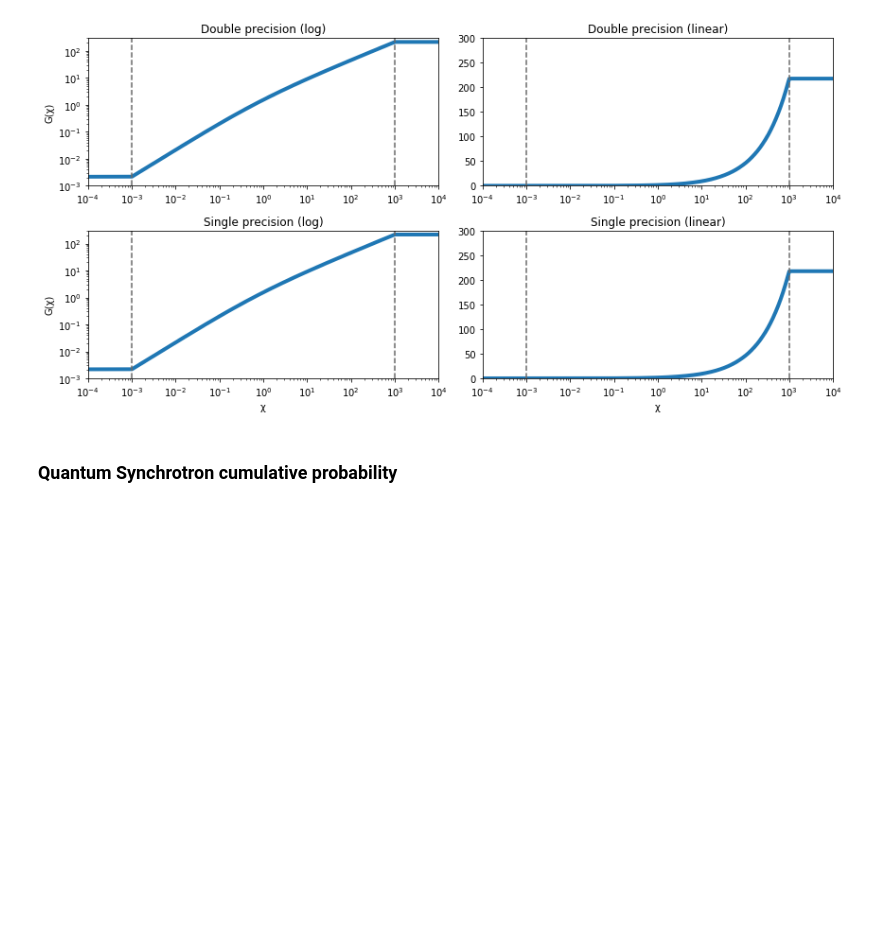
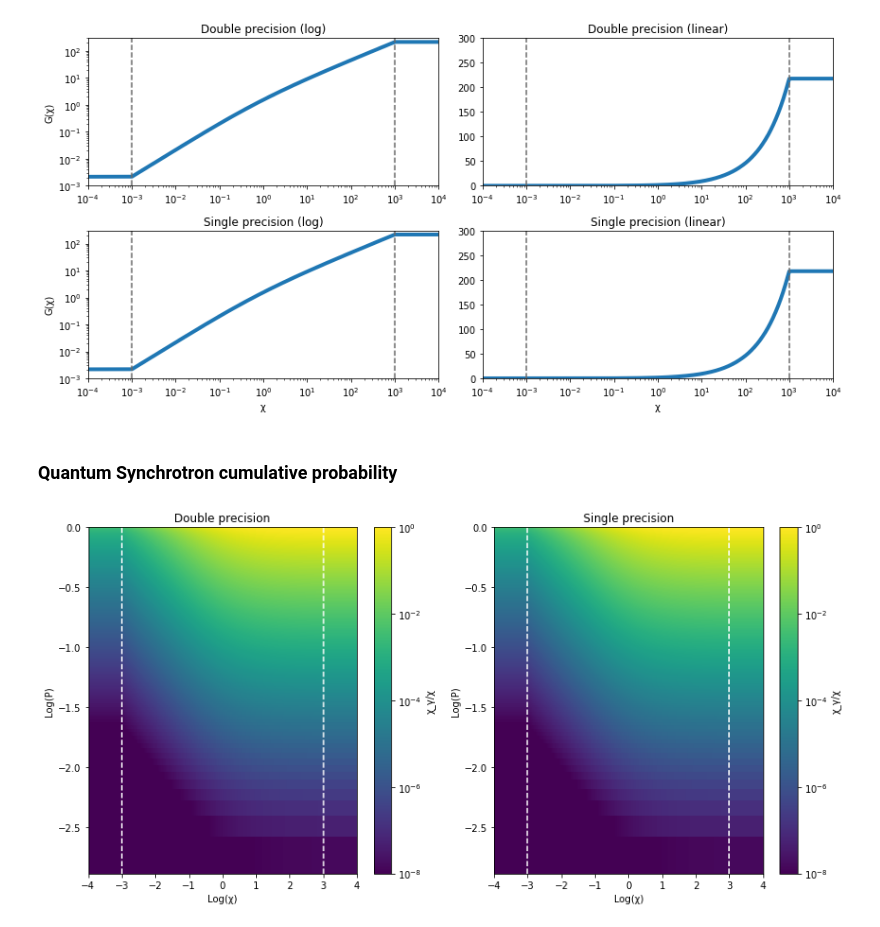
Before and after one commit to ECP-WarpX/picsar, a Jupyter notebook: src/multi_physics/QED_table_generator/table_inspector.ipynb, the cells around one changed output. Cells and saved outputs as stored; diff of their text form; code cells hidden in the pictures; blank space fills up the shorter version.

```diff
--- a/src/multi_physics/QED_table_generator/table_inspector.ipynb
+++ b/src/multi_physics/QED_table_generator/table_inspector.ipynb
@@ -130,3 +140,47 @@ plt.tight_layout()
 [figure]
 # %% [markdown]
 ### Quantum Synchrotron cumulative probability
+# %%
+def do_QS_P_plot():
+
+    QS_P_d = np.genfromtxt("qs_photem_d.csv", delimiter=',')
+    QS_P_s = np.genfromtxt("qs_photem_f.csv", delimiter=',')
+
+    chi_part_d = np.unique(QS_P_d[:,0])
+    prob_d = 1-np.unique(QS_P_d[:,1])
+    frac_d = np.transpose(np.reshape(QS_P_d[:,2], (np.size(chi_part_d), np.size(prob_d))))
+
+    chi_part_s = np.unique(QS_P_s[:,0])
+    prob_s = 1-np.unique(QS_P_s[:,1])
+    frac_s = np.transpose(np.reshape(QS_P_s[:,2], (np.size(chi_part_s), np.size(prob_s))))
+
+    fig, axs = plt.subplots(1, 2, figsize=(12,6))
+
+    axs[0].set_xlabel("Log(χ)")
+    axs[1].set_xlabel("Log(χ)")
+    axs[0].set_ylabel("Log(P)")
+    axs[1].set_ylabel("Log(P)")
+
+    logprob_d = np.log10(prob_d)
+    logprob_d[np.isneginf(logprob_d)] = -10
+    im0 = axs[0].pcolormesh(np.log10(chi_part_d),logprob_d, frac_d, norm=LogNorm(vmin=1e-8, vmax=1))
+    plt.colorbar(im0, ax=axs[0], label="χ_γ/χ")
+    axs[0].set_title("Double precision")
+    axs[0].set_ylim(logprob_d[-2],0)
+    axs[0].axvline(x=np.log10(1e-3),linestyle='dashed',color="white")
+    axs[0].axvline(x=np.log10(1e3),linestyle='dashed',color="white")
+
+    logprob_s = np.log10(prob_s)
+    logprob_s[np.isneginf(logprob_s)] = -10
+    im1 = axs[1].pcolormesh(np.log10(chi_part_s),logprob_s, frac_s, norm=LogNorm(vmin=1e-8, vmax=1))
+    plt.colorbar(im1, ax=axs[1], label="χ_γ/χ")
+    axs[1].set_title("Single precision")
+    axs[1].set_ylim(logprob_s[-2],0)
+    axs[1].axvline(x=np.log10(1e-3),linestyle='dashed',color="white")
+    axs[1].axvline(x=np.log10(1e3),linestyle='dashed',color="white")
+
+    plt.tight_layout()
+
+do_QS_P_plot()
+# %% [output]
+[figure, added]
```
Also changed, not shown: parts of 3 cells of this notebook, 2 other files.
